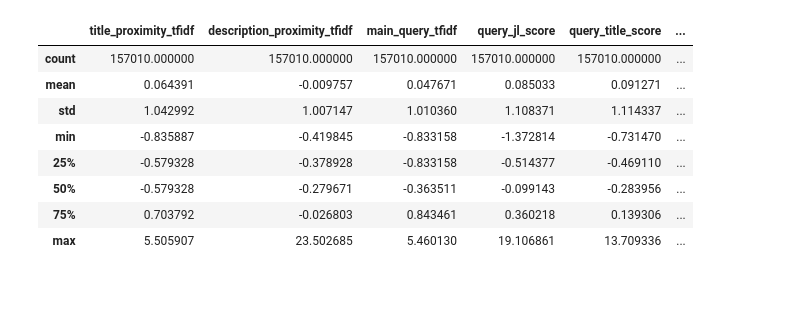
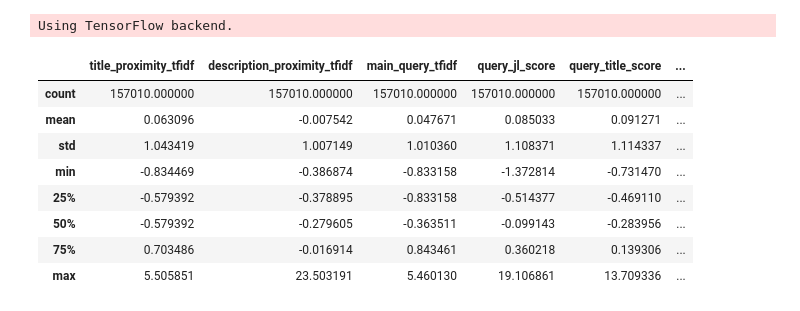
Before and after one commit to jshian/Predict_CTR, a Jupyter notebook: nn.ipynb, the cells around one changed output. Saved outputs shown, nothing was run; the diff lists cells and outputs as text; code cells hidden in the pictures.

Commit message:
don't normalise city_match

```diff
--- a/nn.ipynb
+++ b/nn.ipynb
@@ -31,11 +34,10 @@ fig.show()  # imbalanced
 from sklearn.experimental import enable_iterative_imputer
 from sklearn.impute import IterativeImputer
 
-# fill missing values by MICE instead of mean
-#df.fillna(df.mean(), inplace=True)
-x_columns = df.columns
-df = IterativeImputer().fit_transform(df)
-df = pd.DataFrame(df, columns=x_columns)
+# fill missing values by MICE, then change city_match back to 0/1
+# because directly assign 0 to city_match will worsen the result.
+df.iloc[:,:6] = IterativeImputer().fit_transform(df.iloc[:,:6])
+df['city_match'] = df['city_match'].round()
 
 df.describe()
 # %% [output]
@@ -51,35 +62,41 @@ df.describe()
 # %%
 from sklearn.model_selection import train_test_split
+from sklearn.compose import ColumnTransformer
 from sklearn.preprocessing import StandardScaler
 from imblearn.under_sampling import RandomUnderSampler
-# from imblearn.over_sampling import SMOTE
+#from imblearn.over_sampling import SMOTE
 
 train_x, test_x = train_test_split(df, test_size=0.2, random_state=4211)
 train_y = train_x.pop('apply')
 test_y = test_x.pop('apply')
 
 # Normalisation using the sklearn StandardScaler. Set the mean to 0 and sd to 1.
-scaler = StandardScaler()
-train_x = scaler.fit_transform(train_x)  # fit training set only
-test_x = scaler.transform(test_x)
+transform_columns = ['title_proximity_tfidf', 'description_proximity_tfidf', 'main_query_tfidf', 'query_jl_score', 'query_title_score', 'job_age_days']
+ct = ColumnTransformer(
+        remainder='passthrough',
+        transformers=[('std', StandardScaler(), transform_columns)])
+train_x = ct.fit_transform(train_x)
+test_x = ct.fit_transform(test_x)
 
-x_columns = df.drop('apply',axis=1).columns
+# after ColumnTransformm, city_match is at the ENDDDDDDD of the dataframe, this took me hours to figure out :)
+x_columns = ['title_proximity_tfidf', 'description_proximity_tfidf', 'main_query_tfidf', 'query_jl_score', 'query_title_score', 'job_age_days', 'city_match']
 train_x = pd.DataFrame(train_x, columns=x_columns)
 test_x = pd.DataFrame(test_x, columns=x_columns)
 
 # undersampling to reduce imbalance
-#train_x, train_y = SMOTE(sampling_strategy=0.2, random_state=0).fit_resample(train_x, train_y)
+#train_x, train_y = SMOTE(sampling_strategy=0.2, random_state=0).fit_resample(train_x, train_y)  # not much different
 train_x, train_y = RandomUnderSampler(random_state=0).fit_resample(train_x, train_y)
 
 train_x.describe()
 # %% [output]
+Using TensorFlow backend.
 |  | title_proximity_tfidf | description_proximity_tfidf | main_query_tfidf | query_jl_score | query_title_score | ... |
 | count | 157010.000000 | 157010.000000 | 157010.000000 | 157010.000000 | 157010.000000 | ... |
-| mean | 0.064391 | -0.009757 | 0.047671 | 0.085033 | 0.091271 | ... |
-| std | 1.042992 | 1.007147 | 1.010360 | 1.108371 | 1.114337 | ... |
-| min | -0.835887 | -0.419845 | -0.833158 | -1.372814 | -0.731470 | ... |
-| 25% | -0.579328 | -0.378928 | -0.833158 | -0.514377 | -0.469110 | ... |
-| 50% | -0.579328 | -0.279671 | -0.363511 | -0.099143 | -0.283956 | ... |
-| 75% | 0.703792 | -0.026803 | 0.843461 | 0.360218 | 0.139306 | ... |
-| max | 5.505907 | 23.502685 | 5.460130 | 19.106861 | 13.709336 | ... |
+| mean | 0.063096 | -0.007542 | 0.047671 | 0.085033 | 0.091271 | ... |
+| std | 1.043419 | 1.007149 | 1.010360 | 1.108371 | 1.114337 | ... |
+| min | -0.834469 | -0.386874 | -0.833158 | -1.372814 | -0.731470 | ... |
+| 25% | -0.579392 | -0.378895 | -0.833158 | -0.514377 | -0.469110 | ... |
+| 50% | -0.579392 | -0.279605 | -0.363511 | -0.099143 | -0.283956 | ... |
+| 75% | 0.703486 | -0.016914 | 0.843461 | 0.360218 | 0.139306 | ... |
+| max | 5.505851 | 23.503191 | 5.460130 | 19.106861 | 13.709336 | ... |
 # %%
```
Also changed, not shown: parts of 11 cells of this notebook.
